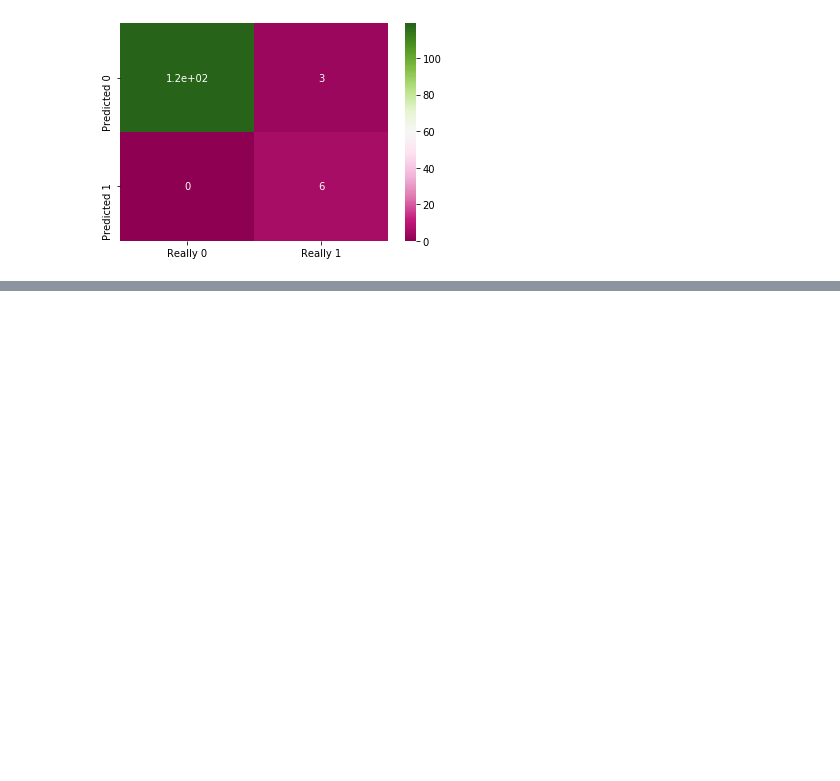
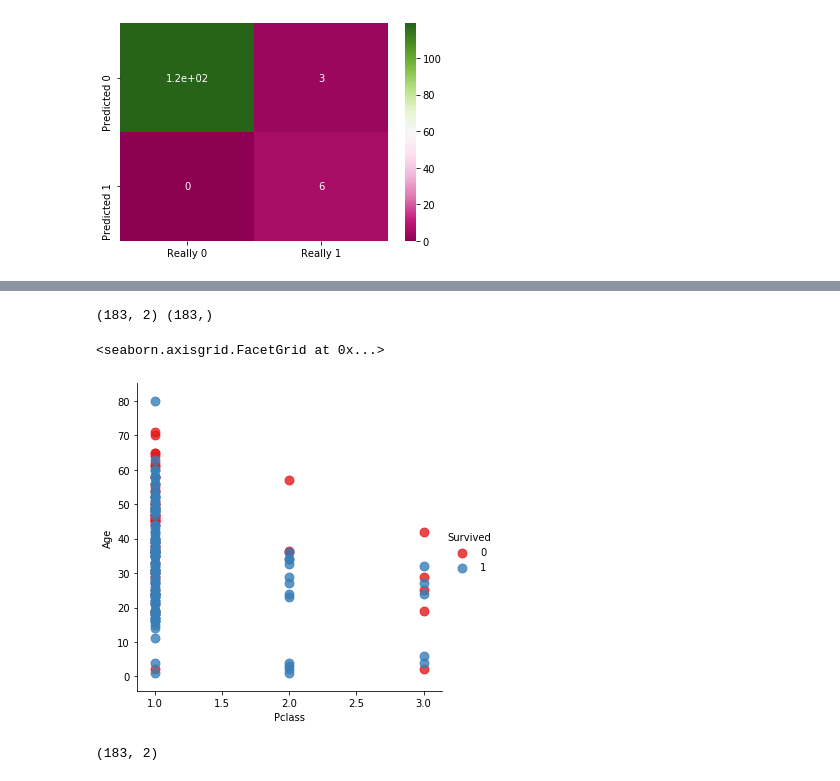
Before and after one commit to Pijanes/Portfolio, a Jupyter notebook: Classification.ipynb, the cells around one changed output, grey strips where cells are left out. Saved outputs shown, nothing was run; the diff lists cells and outputs as text; code cells hidden in the pictures; blank space fills up the shorter version.

```diff
--- a/Classification.ipynb
+++ b/Classification.ipynb
@@ -710,0 +731,17 @@ F1 Score is 0.8
+# %%
+X_df5 = df5[['Pclass','Age']]
+y_df5 = df5['Survived']
+print(X_df5.shape, y_df5.shape)
+
+X_train, X_test, y_train, y_test = train_test_split(X_df5, y_df5, test_size=0.3, random_state=0)
+# %% [output]
+(183, 2) (183,)
+# %%
+sns.lmplot('Pclass','Age', data=df5, hue='Survived',palette='Set1',fit_reg=False, scatter_kws={"s":79})
+# %% [output]
+<seaborn.axisgrid.FacetGrid at 0x...>
+[figure, added]
+# %%
+X_df5.shape
+# %% [output]
+(183, 2)
```
Also changed, not shown: parts of 8 cells of this notebook, 1 other file.
